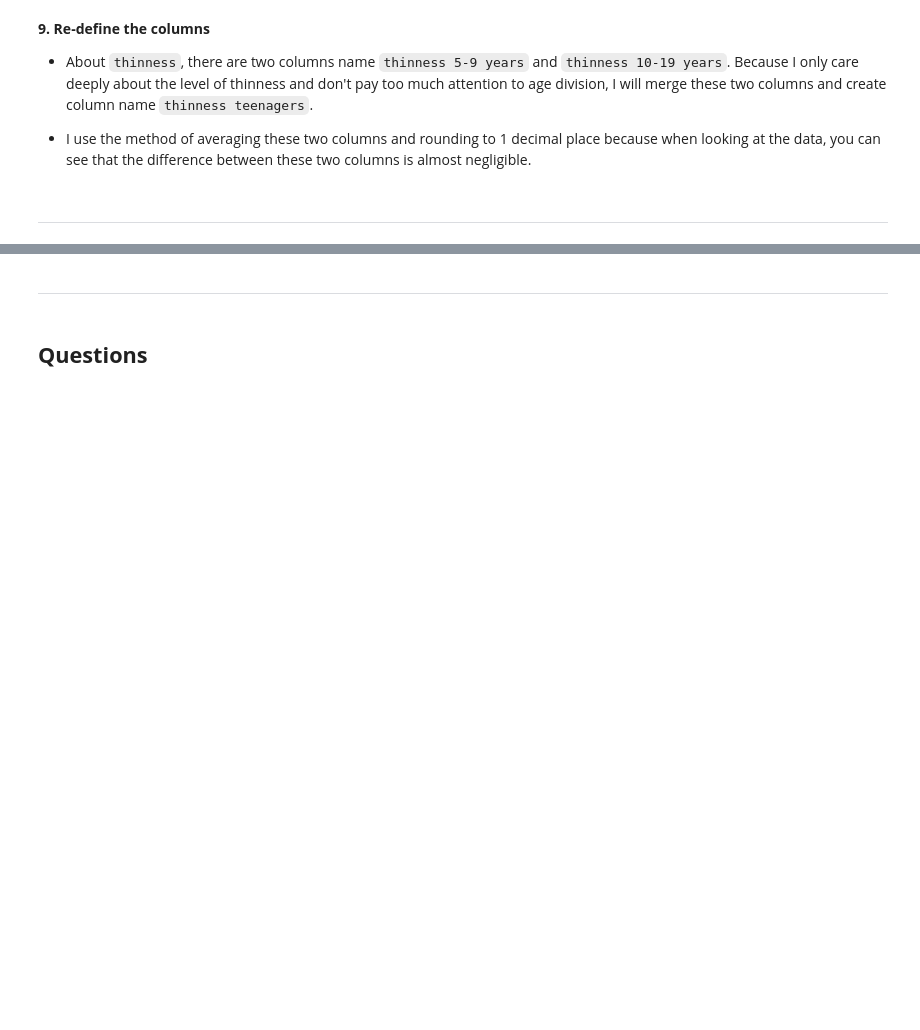
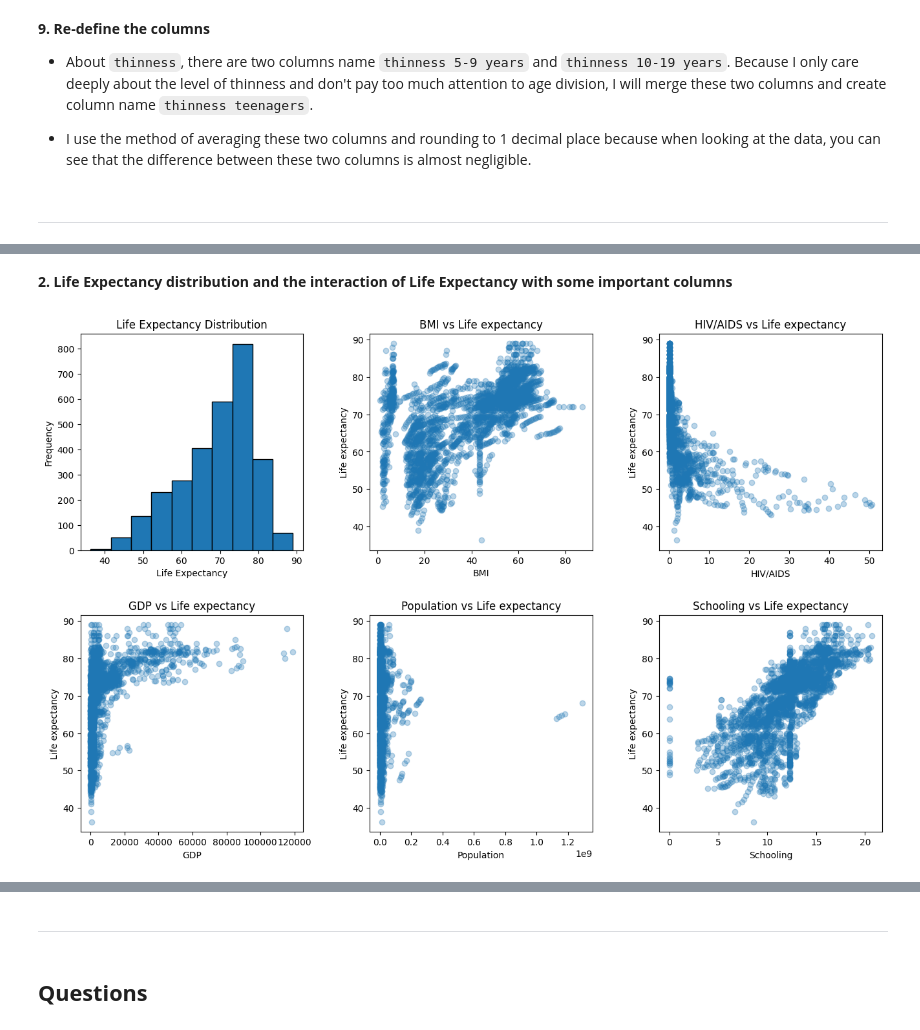
Before and after one commit to huyban2003/P4DS, a Jupyter notebook: Notebook.ipynb, the cells around one changed output, grey strips where cells are left out. Drawn from its saved outputs; the diff is of its cells as text; code cells hidden in the pictures; blank space fills up the shorter version.

```diff
--- a/Notebook.ipynb
+++ b/Notebook.ipynb
@@ -435,0 +436,23 @@ plt.show()
+# %% [markdown]
+**2. Life Expectancy distribution and the interaction of Life Expectancy with some important columns**
+# %%
+fig, ax = plt.subplots(2, 3, figsize=(16, 10))
+
+ax[0][0].hist(df['Life expectancy'], bins=10, edgecolor='black')
+ax[0][0].set_xlabel('Life Expectancy')
+ax[0][0].set_ylabel('Frequency')
+ax[0][0].set_title('Life Expectancy Distribution')
+
+important_columns = ['BMI', 'HIV/AIDS', 'GDP', 'Population', 'Schooling']
+
+for i, col in enumerate(important_columns):
+    i = i + 1
+    ax[i // 3][i % 3].scatter(df[col], df['Life expectancy'], alpha=0.3)
+    ax[i // 3][i % 3].set_title(f'{col} vs Life expectancy')
+    ax[i // 3][i % 3].set_xlabel(col)
+    ax[i // 3][i % 3].set_ylabel('Life expectancy')
+
+plt.subplots_adjust(hspace=0.3, wspace=0.3)
+plt.show()
+# %% [output]
+[figure, added]
```
Also changed, not shown: parts of 7 cells of this notebook, 2 other files.
